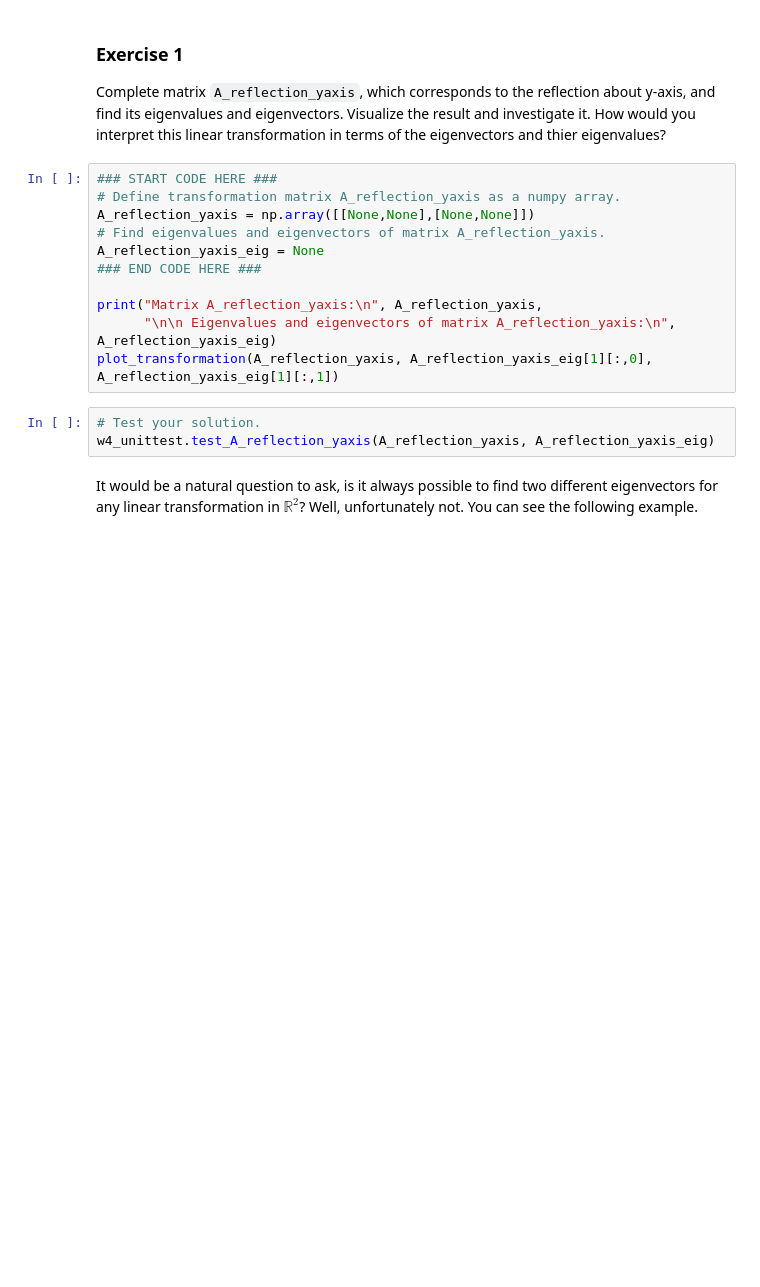
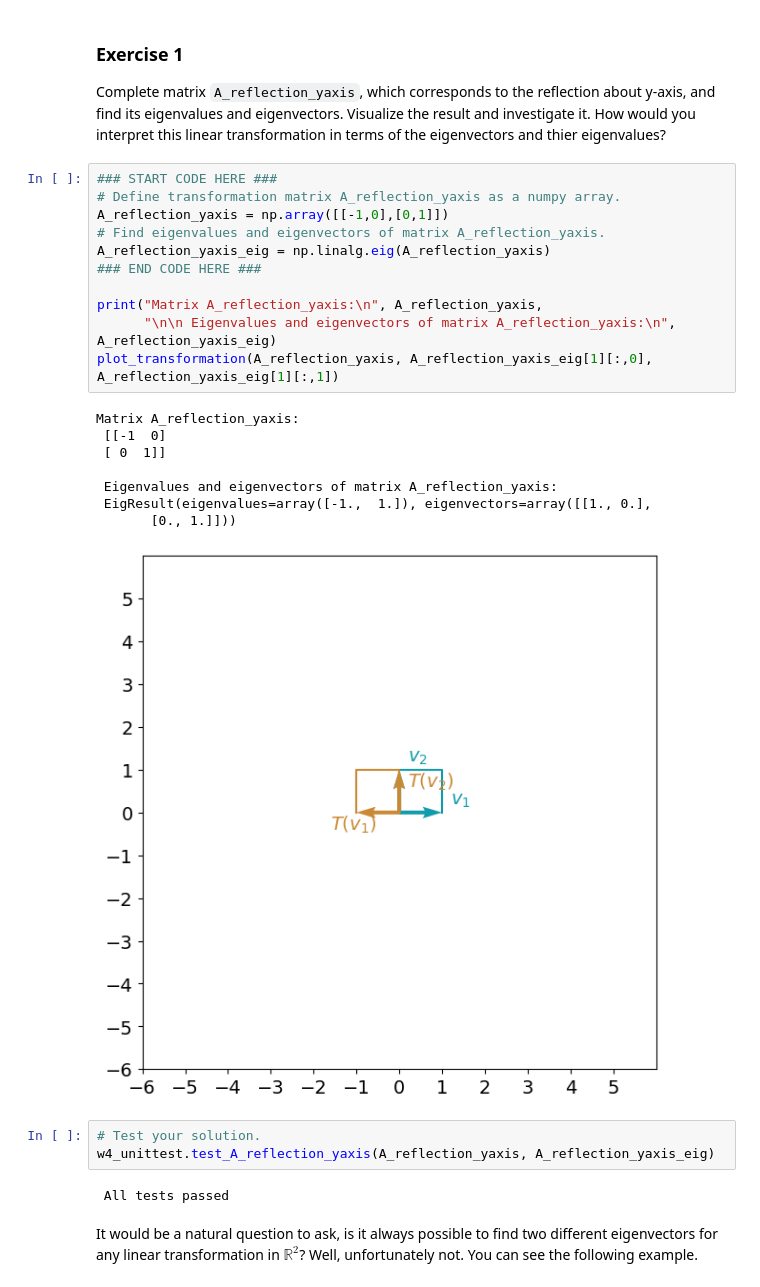
Before and after one commit to hugosouto/coursera-math-for-ml-and-ds-specialization, a Jupyter notebook: course-linear-algebra-for-ml-and-ds/W4/C1_W4_Assignment.ipynb, the cells around one changed output. Saved outputs shown, nothing was run; the diff lists cells and outputs as text; blank space fills up the shorter version.

```diff
--- a/course-linear-algebra-for-ml-and-ds/W4/C1_W4_Assignment.ipynb
+++ b/course-linear-algebra-for-ml-and-ds/W4/C1_W4_Assignment.ipynb
@@ -122,17 +143,28 @@ Complete matrix `A_reflection_yaxis`, which corresponds to the reflection about
 # %%
 ### START CODE HERE ###
 # Define transformation matrix A_reflection_yaxis as a numpy array.
-A_reflection_yaxis = np.array([[None,None],[None,None]])
+A_reflection_yaxis = np.array([[-1,0],[0,1]])
 # Find eigenvalues and eigenvectors of matrix A_reflection_yaxis.
-A_reflection_yaxis_eig = None
+A_reflection_yaxis_eig = np.linalg.eig(A_reflection_yaxis)
 ### END CODE HERE ###
 
 print("Matrix A_reflection_yaxis:\n", A_reflection_yaxis,
       "\n\n Eigenvalues and eigenvectors of matrix A_reflection_yaxis:\n", A_reflection_yaxis_eig)
 plot_transformation(A_reflection_yaxis, A_reflection_yaxis_eig[1][:,0], A_reflection_yaxis_eig[1][:,1])
+# %% [output]
+Matrix A_reflection_yaxis:
+ [[-1  0]
+ [ 0  1]]
+
+ Eigenvalues and eigenvectors of matrix A_reflection_yaxis:
+ EigResult(eigenvalues=array([-1.,  1.]), eigenvectors=array([[1., 0.],
+       [0., 1.]]))
+[figure, added]
 # %%
 # Test your solution.
 w4_unittest.test_A_reflection_yaxis(A_reflection_yaxis, A_reflection_yaxis_eig)
+# %% [output]
+ All tests passed
 # %% [markdown]
 It would be a natural question to ask, is it always possible to find two different eigenvectors for any linear transformation in $\mathbb{R}^2$? Well, unfortunately not. You can see the following example.
 # %% [markdown]
```
Also changed, not shown: parts of 21 cells of this notebook.
